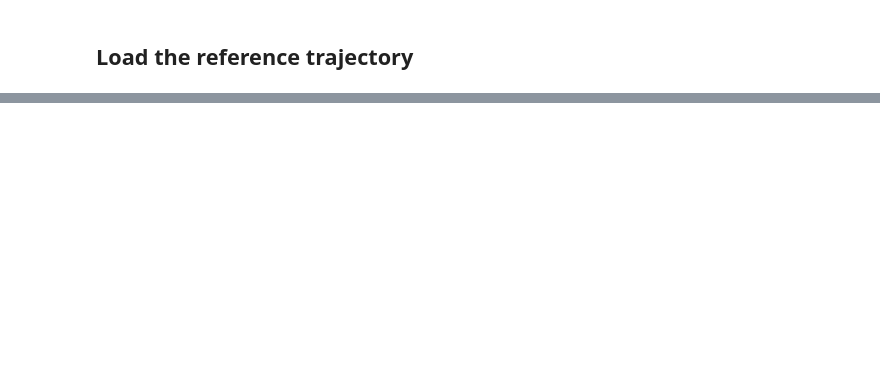
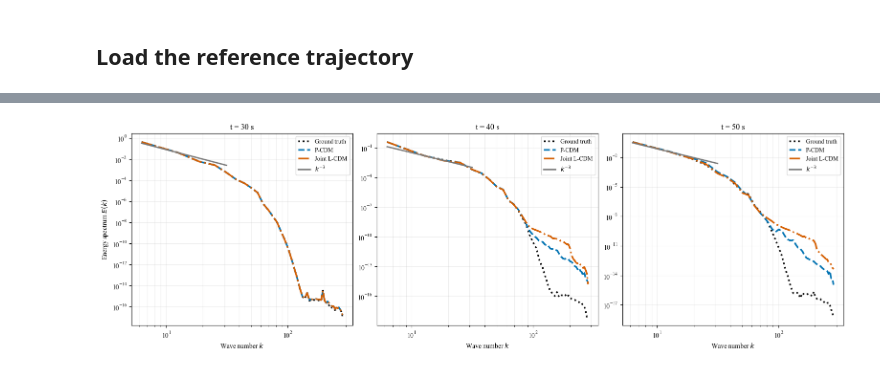
Before and after one commit to AIMS-Madison/Latent_Diffusion_Closures, a Jupyter notebook: running_demo.ipynb, the cells around one changed output, grey strips where cells are left out. Cells and saved outputs as stored; diff of their text form; code cells hidden in the pictures; blank space fills up the shorter version.

```diff
--- a/running_demo.ipynb
+++ b/running_demo.ipynb
@@ -456,0 +395,61 @@ plt.show()
+# %%
+spectrum_snapshot_indices = sorted({0, (snapshot_count - 1) // 2, snapshot_count - 1})
+spectrum_sources = (
+    ("Ground truth", truth_snapshots, "black", ":"),
+    ("P-CDM", pcdm_mean_solution, "#0072B2", "--"),
+    ("Joint L-CDM", joint_mean_solution, "#D55E00", "-."),
+)
+
+fig, axes = plt.subplots(
+    1,
+    len(spectrum_snapshot_indices),
+    figsize=(5.2 * len(spectrum_snapshot_indices), 4.8),
+    squeeze=False,
+    constrained_layout=True,
+)
+for column, snapshot_index in enumerate(spectrum_snapshot_indices):
+    axis = axes[0, column]
+    spectra = {}
+    for label, solution, color, linestyle in spectrum_sources:
+        field = solution[0, ..., snapshot_index].detach().cpu().numpy()[None, ...]
+        spectrum = energy_spectrum(field, lx=1.0, ly=1.0, smooth=False)
+        spectra[label] = spectrum
+        valid = (spectrum["k"] > 0.0) & (spectrum["E"] > 0.0)
+        axis.loglog(
+            spectrum["k"][valid],
+            spectrum["E"][valid],
+            label=label,
+            color=color,
+            linestyle=linestyle,
+            linewidth=2.5,
+        )
+
+    truth_spectrum = spectra["Ground truth"]
+    positive_shells = np.flatnonzero(
+        (truth_spectrum["k"] > 0.0) & (truth_spectrum["E"] > 0.0)
+    )
+    if positive_shells.size >= 2:
+        anchor = positive_shells[1]
+        reference_k = truth_spectrum["k"][anchor]
+        reference_energy = truth_spectrum["E"][anchor]
+        reference_line_k = np.geomspace(reference_k / 2.0, reference_k * 2.5, 100)
+        reference_line_energy = reference_energy * (reference_line_k / reference_k) ** -3
+        axis.loglog(
+            reference_line_k,
+            reference_line_energy,
+            color="#777777",
+            linewidth=2.0,
+            label=r"$k^{-3}$",
+        )
+
+    axis.set_title(
+        f"t = {format_physical_time(physical_times[snapshot_index])} s"
+    )
+    axis.set_xlabel(r"Wave number $k$")
+    axis.grid(True, which="both", alpha=0.2)
+    axis.legend(fontsize=9)
+
+axes[0, 0].set_ylabel(r"Energy spectrum $E(k)$")
+plt.show()
+# %% [output]
+[figure, added]
```
Also changed, not shown: parts of 27 cells of this notebook, 43 other files.
